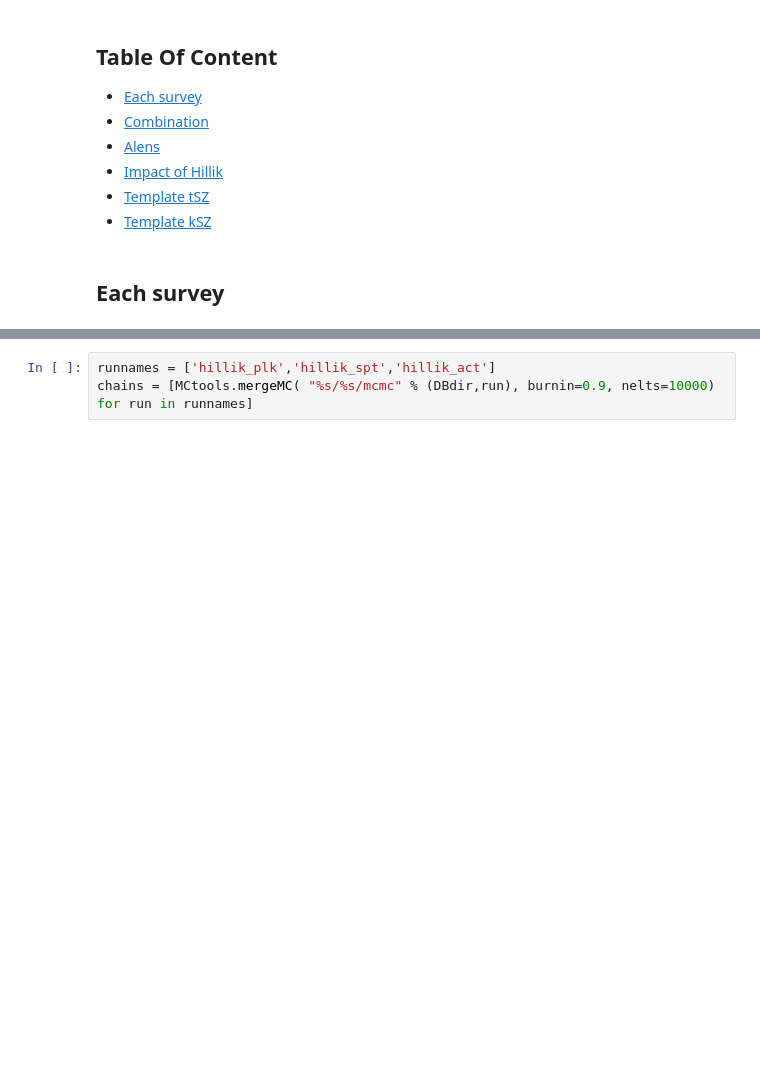
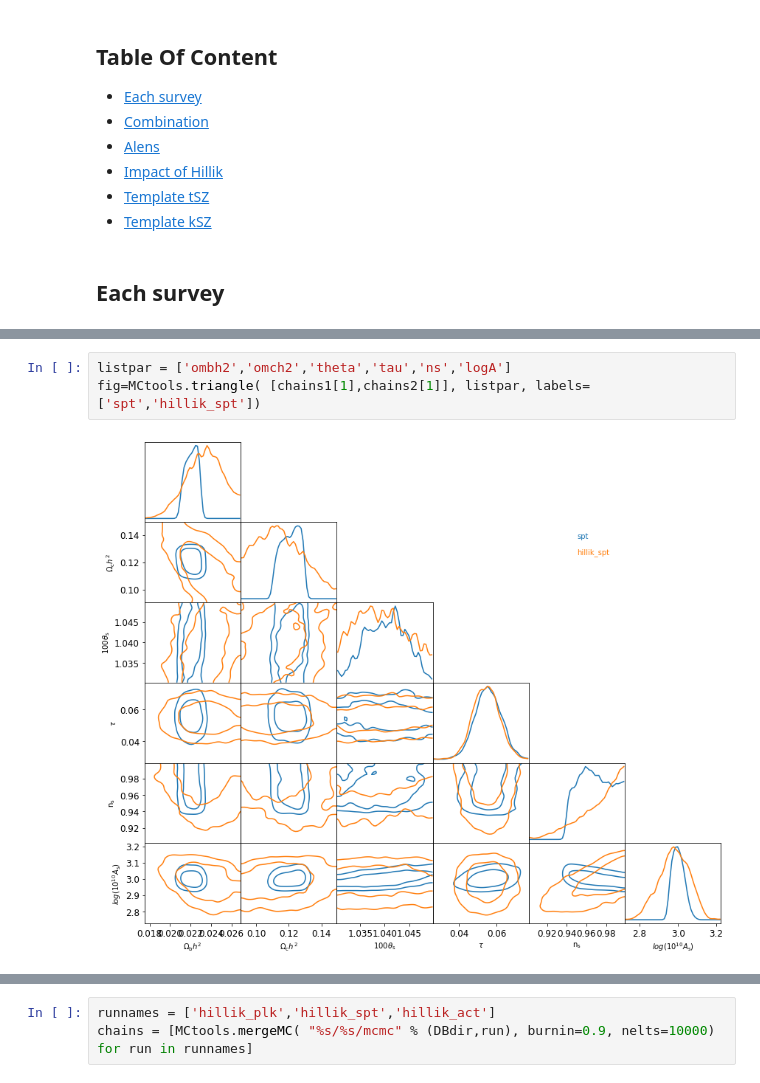
Before and after one commit to mtristram/hillik, a Jupyter notebook: scripts/hillik_chains.ipynb, the cells around one changed output, grey strips where cells are left out. Saved outputs shown, nothing was run; the diff lists cells and outputs as text; blank space fills up the shorter version.

```diff
--- a/scripts/hillik_chains.ipynb
+++ b/scripts/hillik_chains.ipynb
@@ -21,0 +39,5 @@ lth = arange(len(clth[0]))
+# %%
+listpar = ['ombh2','omch2','theta','tau','ns','logA']
+fig=MCtools.triangle( [chains1[1],chains2[1]], listpar, labels=['spt','hillik_spt'])
+# %% [output]
+[figure, added]
```
Also changed, not shown: parts of 12 cells of this notebook.
